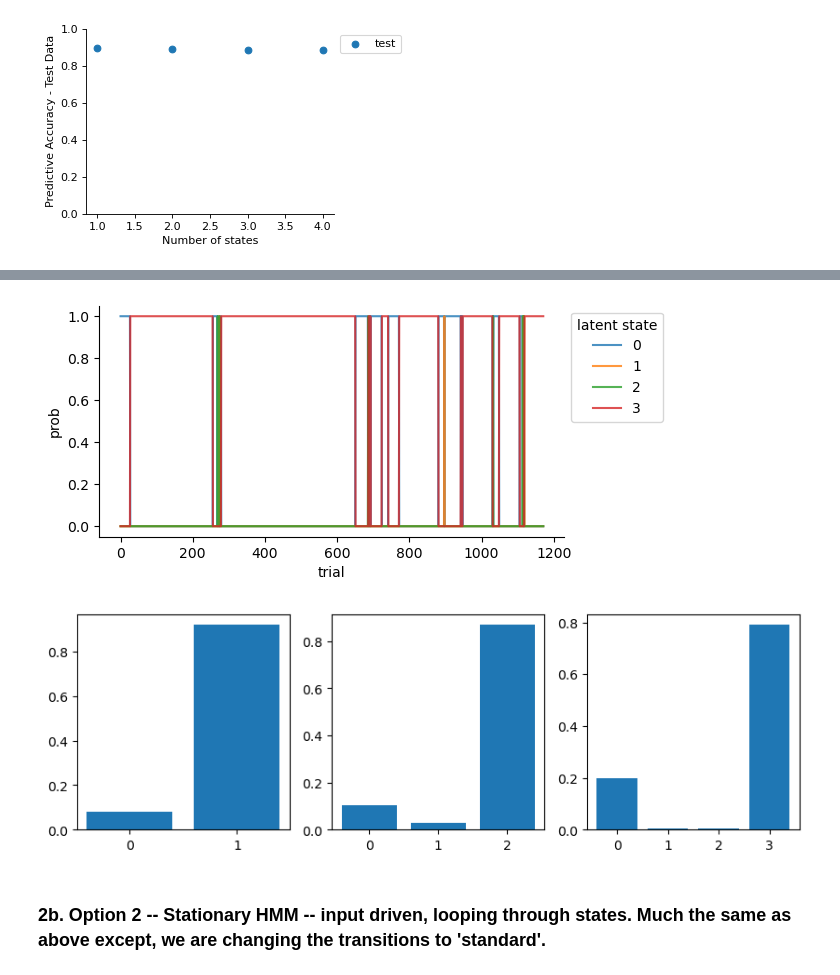
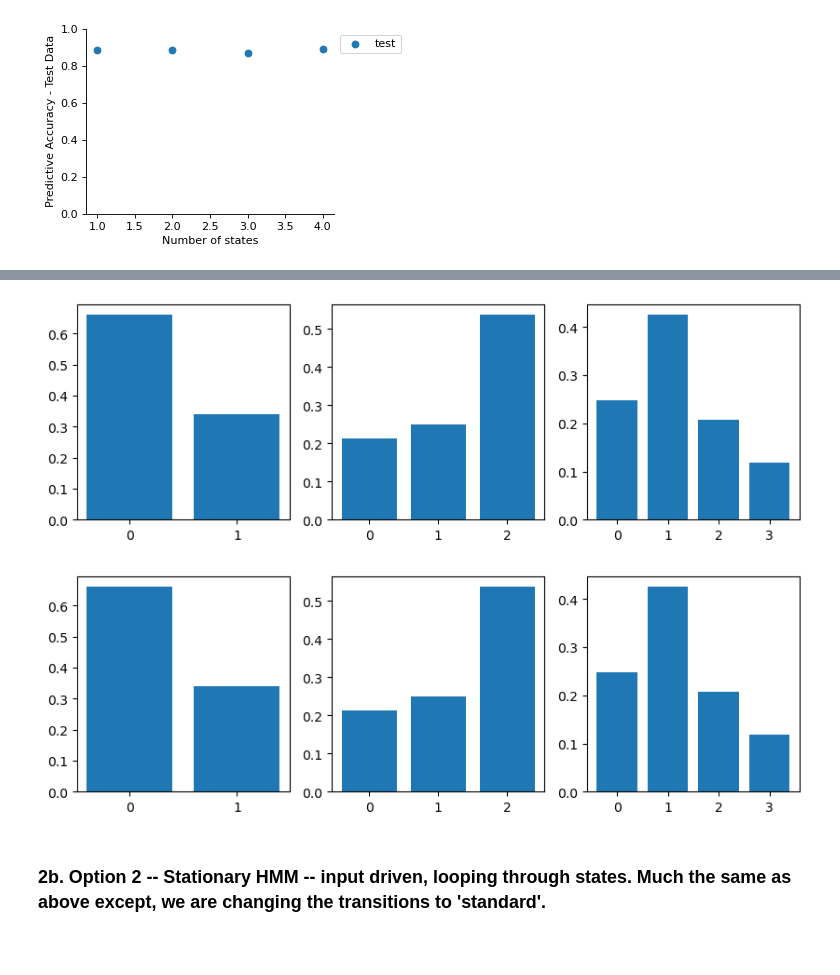
Before and after one commit to celiaberon/behavior-helpers, a Jupyter notebook: notebooks/glm-hmm.ipynb, the cells around one changed output, grey strips where cells are left out. Saved outputs shown, nothing was run; the diff lists cells and outputs as text; code cells hidden in the pictures; blank space fills up the shorter version.

Commit message:
by session fitting, plotting funcs, multi mice

```diff
--- a/notebooks/glm-hmm.ipynb
+++ b/notebooks/glm-hmm.ipynb
@@ -90,4 +119,4 @@ plt.tight_layout()
 # %%
-bits = sticky.calc_log_likelihood(verbose=False, as_bits=True)
+sticky.bits = sticky.calc_log_likelihood(verbose=False, as_bits=True)
 sticky.compare_k_states_no_err(bits, ylab='bits/trials')
 # %% [output]
@@ -106,5 +128,5 @@ Model with 3 states:
 # %%
-aic = sticky.calc_aic(LL)
+sticky.aic = sticky.calc_aic(LL)
 sticky.compare_k_states_no_err(aic, ylab='AIC')
 # %% [output]
 [figure]
@@ -111,5 +137,6 @@ sticky.compare_k_states_no_err(aic, ylab='AIC')
 # %%
 sticky.predict_state()
 acc = sticky.predict_choice(accuracy=True, verbose=True)
-sticky.plot_state_probs(3)
+for i in range(1, 4):
+    sticky.plot_state_probs(i, sess_idx=1)
 # %% [output]
@@ -122,2 +158,6 @@ sticky.compare_k_states_no_err({'test': acc}, datasets=['test'], ylab='Predictiv
 # %% [output]
 [figure]
+# %%
+sticky.acc = {'test': acc}
+mp.compare_k_states_no_err(sticky, 'accuracy', datasets=['test'],
+ylim=(0,1), ylabel='Predictive Accuracy - Test Data')
@@ -132,13 +174,15 @@ for i in range(4):
-# %%
-sticky.plot_state_probs(3, as_occupancy=True)
-# %% [output]
-[figure, removed]
 # %%
 fig, ax = plt.subplots(ncols=3, figsize=(10,3))
 for i in range(1,4):
-    ax[i-1].bar(range(i+1), sticky.test_occupancy_rates[i])
+    ax[i-1].bar(range(i+1), sticky.train_occupancy_rates[i])
     ax[i-1].set_xticks(range(i+1))
+
+fig, ax = plt.subplots(ncols=3, figsize=(10,3))
+for i in range(1,4):
+    ax[i-1].bar(range(i+1), sticky.train_occupancy_rates[i])
+    ax[i-1].set_xticks(range(i+1))
 # %% [output]
-[figure, old version]
+[figure, new version]
+[figure, added]
 # %% [markdown]
 ### 2b. Option 2 -- Stationary HMM -- input driven, looping through states. Much the same as above except, we are changing the transitions to 'standard'.
```
Also changed, not shown: parts of 21 cells of this notebook, 2 other files.
